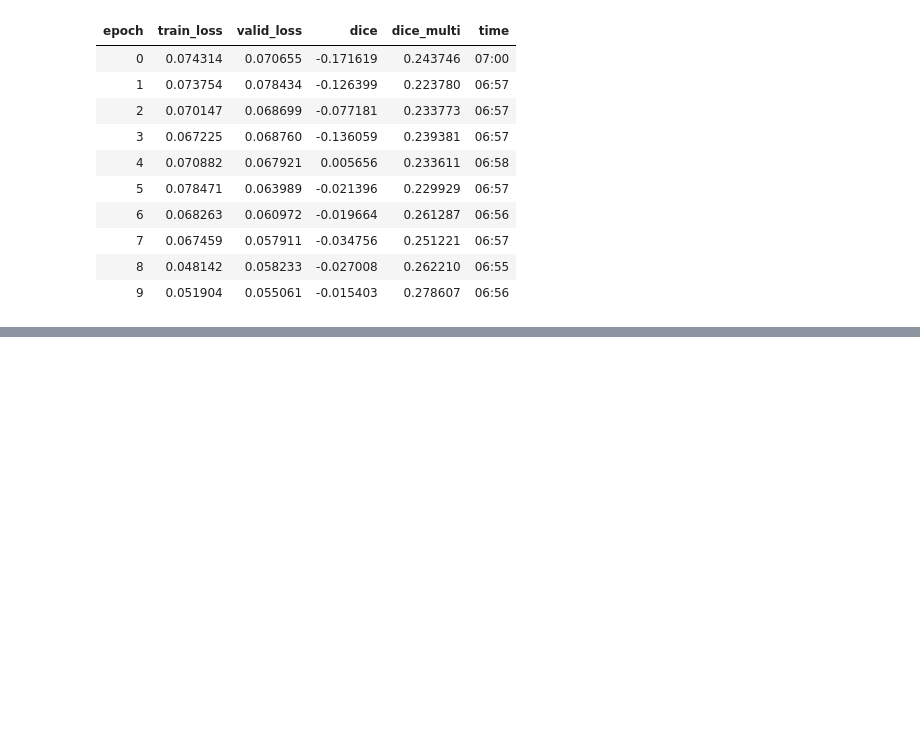
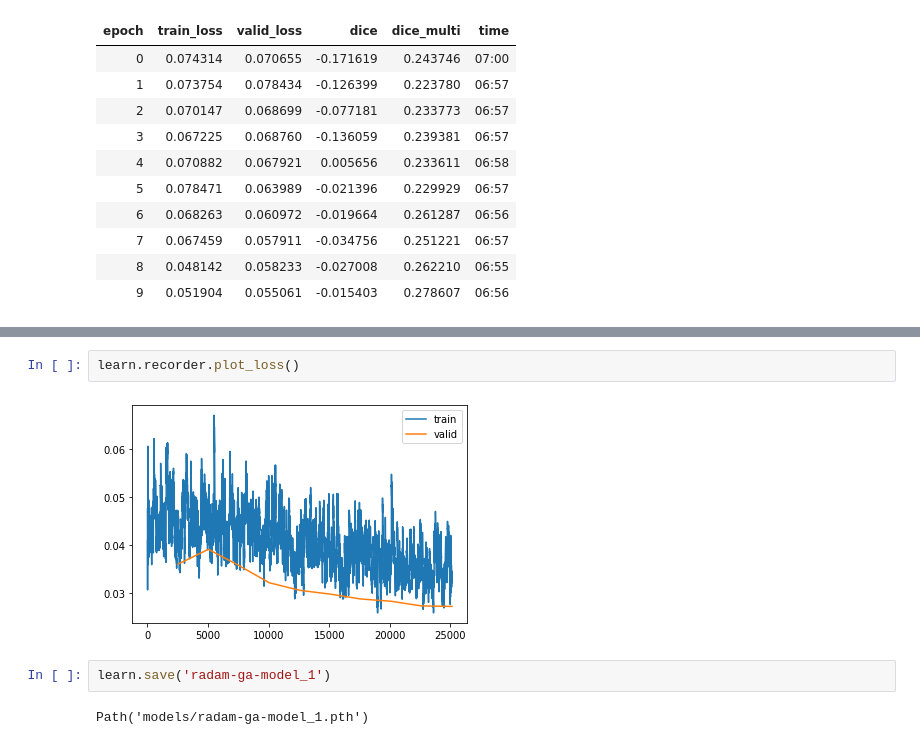
Before and after one commit to bilalcodehub/severstal-steel-defects-detection, a Jupyter notebook: 04_FullTrainingPipeline.ipynb, the cells around one changed output, grey strips where cells are left out. Drawn from its saved outputs; the diff is of its cells as text; blank space fills up the shorter version.

```diff
--- a/04_FullTrainingPipeline.ipynb
+++ b/04_FullTrainingPipeline.ipynb
@@ -302,0 +377,8 @@ learn.fine_tune(10, base_lr=1e-2)
+# %%
+learn.recorder.plot_loss()
+# %% [output]
+[figure, added]
+# %%
+learn.save('radam-ga-model_1')
+# %% [output]
+Path('models/radam-ga-model_1.pth')
```
Also changed, not shown: parts of 35 cells of this notebook.
